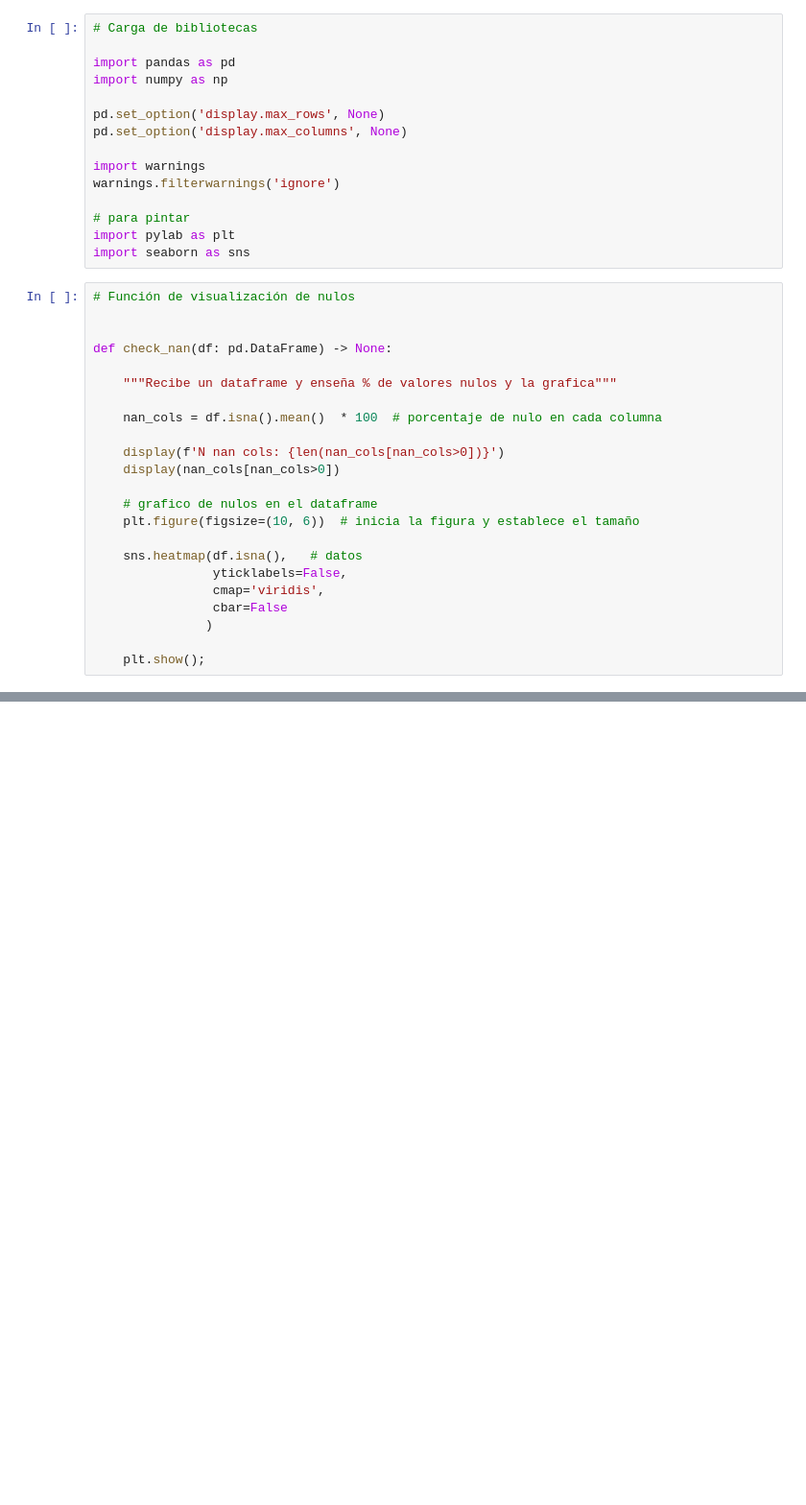
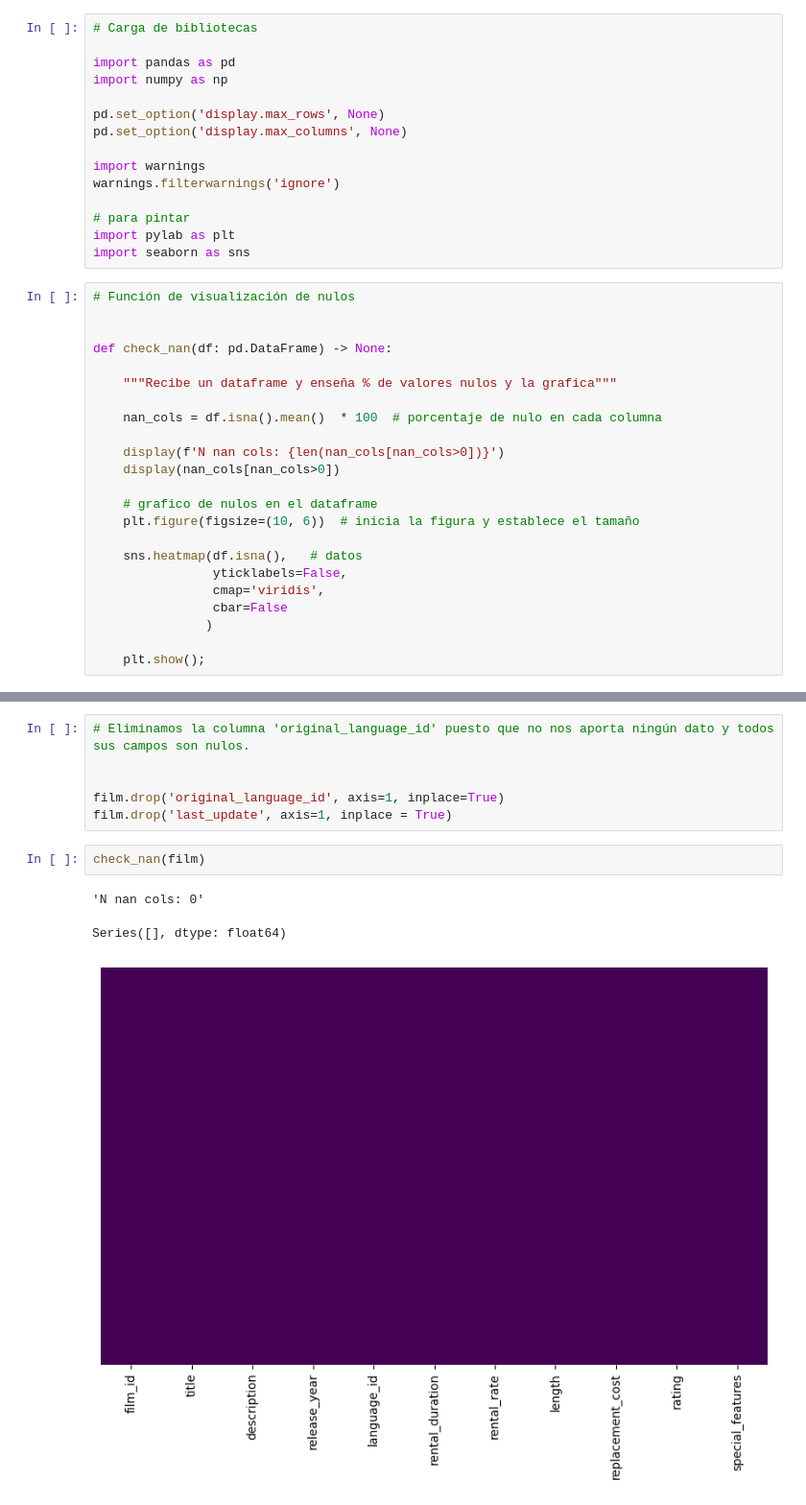
Before and after one commit to Periclates7/SQL-Proyect, a Jupyter notebook: src/load_clean.ipynb, the cells around one changed output, grey strips where cells are left out. Shown at 96% size. Drawn from its saved outputs; the diff is of its cells as text; blank space fills up the shorter version.

```diff
--- a/src/load_clean.ipynb
+++ b/src/load_clean.ipynb
@@ -38,0 +214,12 @@ def check_nan(df: pd.DataFrame) -> None:
+# %%
+# Eliminamos la columna 'original_language_id' puesto que no nos aporta ningún dato y todos sus campos son nulos.
+
+
+film.drop('original_language_id', axis=1, inplace=True)
+film.drop('last_update', axis=1, inplace = True)
+# %%
+check_nan(film)
+# %% [output]
+'N nan cols: 0'
+Series([], dtype: float64)
+[figure, added]
```
Also changed, not shown: parts of 119 cells of this notebook, 4 other files.
